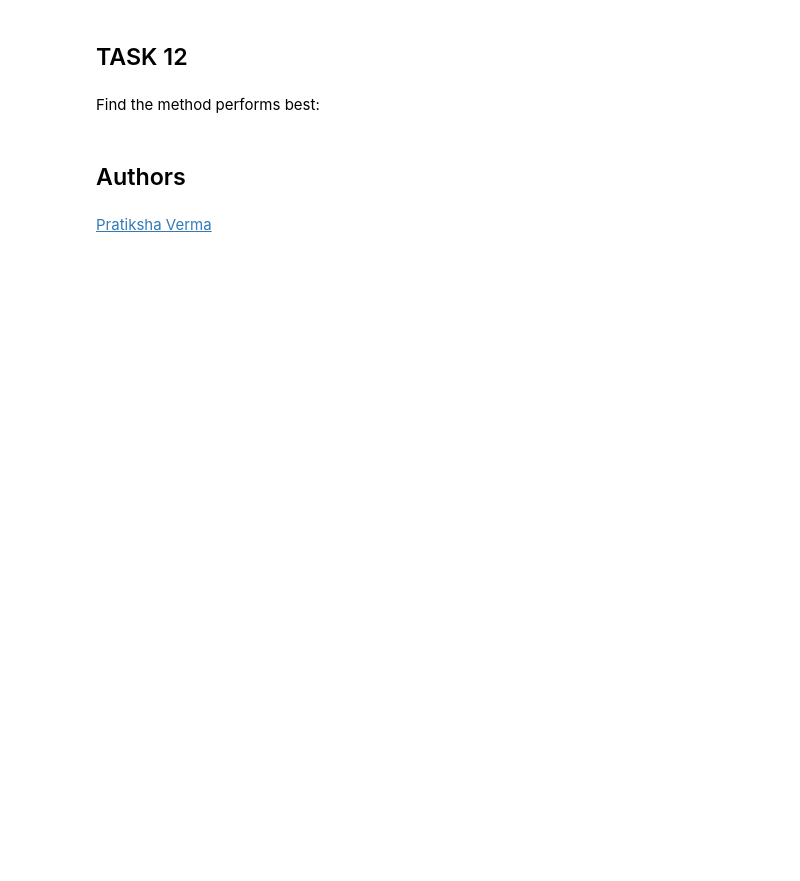
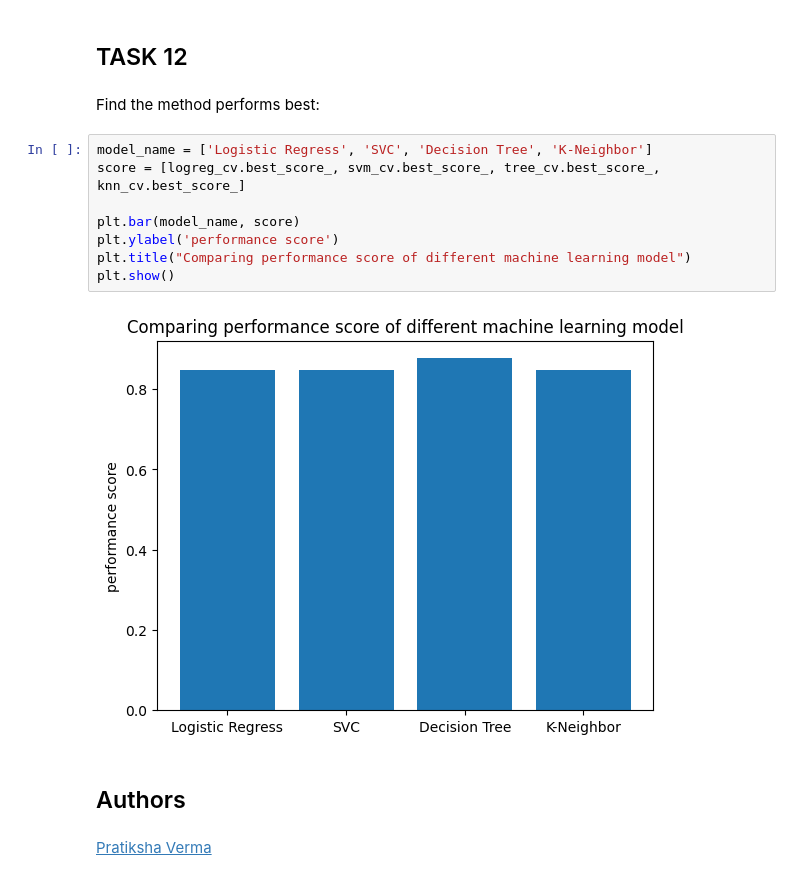
Before and after one commit to Yosmongkol/IBM_DS_CapstoneProject_2026, a Jupyter notebook: SpaceX_Machine Learning Prediction_Part_5.ipynb, the cells around one changed output. Saved outputs shown, nothing was run; the diff lists cells and outputs as text; blank space fills up the shorter version.

```diff
--- a/SpaceX_Machine Learning Prediction_Part_5.ipynb
+++ b/SpaceX_Machine Learning Prediction_Part_5.ipynb
@@ -361,6 +363,16 @@ plot_confusion_matrix(Y_test,yhat)
 ## TASK  12
 # %% [markdown]
 Find the method performs best:
+# %%
+model_name = ['Logistic Regress', 'SVC', 'Decision Tree', 'K-Neighbor']
+score = [logreg_cv.best_score_, svm_cv.best_score_, tree_cv.best_score_, knn_cv.best_score_]
+
+plt.bar(model_name, score)
+plt.ylabel('performance score')
+plt.title("Comparing performance score of different machine learning model")
+plt.show()
+# %% [output]
+[figure, added]
 # %% [markdown]
 ## Authors
 # %% [markdown]
```
Also changed, not shown: parts of 5 cells of this notebook.
